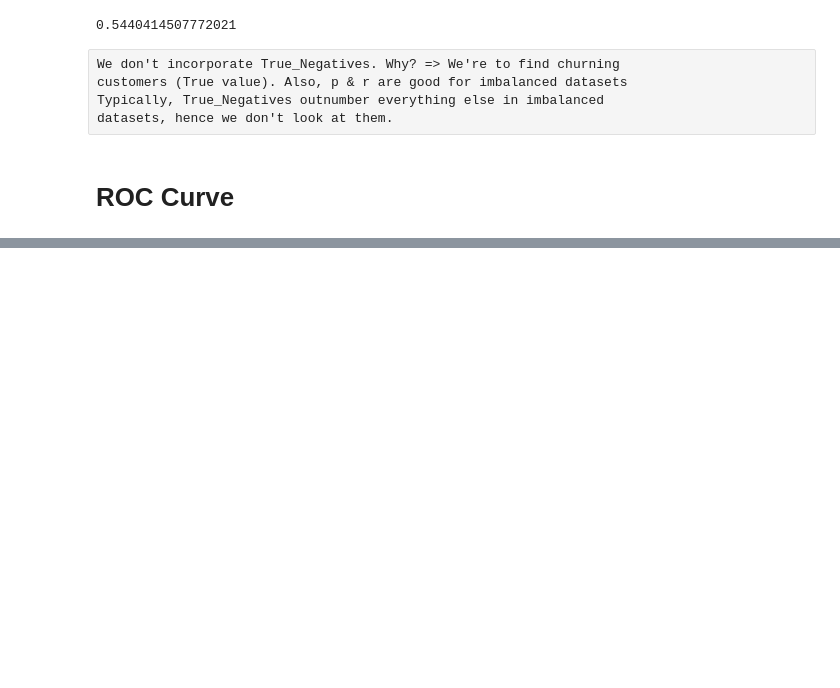
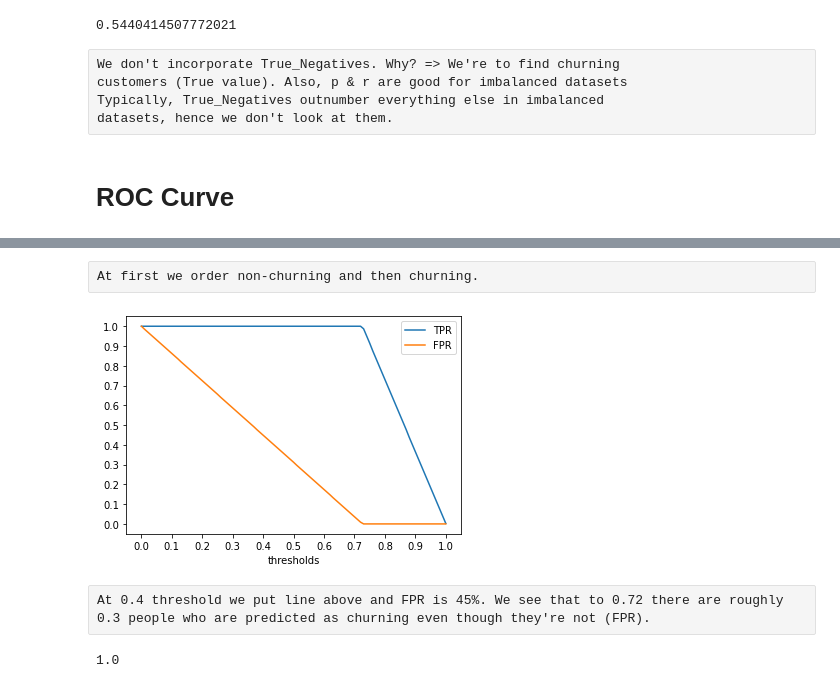
Before and after one commit to SleeplessChallenger/ML_ZoomCamp_code, a Jupyter notebook: logistic_regression_models/logreg_metrics.ipynb, the cells around one changed output, grey strips where cells are left out. Saved outputs shown, nothing was run; the diff lists cells and outputs as text; code cells hidden in the pictures; blank space fills up the shorter version.

```diff
--- a/logistic_regression_models/logreg_metrics.ipynb
+++ b/logistic_regression_models/logreg_metrics.ipynb
@@ -229,0 +418,4 @@ datasets, hence we don't look at them.
+# %%
+y_ideal = np.repeat([0, 1], [num_neg, num_pos])
+y_pred = np.linspace(0, 1, num_neg + num_pos)
+df_ideal = tpr_fpr_score(y_ideal, y_pred)
@@ -229,0 +424,24 @@ datasets, hence we don't look at them.
+# %% [raw]
+At first we order non-churning and then churning.
+# %%
+plt.plot(df_ideal.t, df_ideal['tpr'], label='TPR')
+plt.plot(df_ideal.t, df_ideal['fpr'], label='FPR')
+
+plt.xlabel('thresholds')
+
+plt.xticks(np.linspace(0, 1, 11))
+plt.yticks(np.linspace(0, 1, 11))
+
+plt.legend()
+plt.show()
+# %% [output]
+[figure, added]
+# %% [raw]
+At 0.4 threshold we put line above and FPR is 45%. We see that to 0.72 there are roughly 0.3 people who are predicted as churning even though they're not (FPR).
+# %%
+((y_pred >= 0.726) == y_ideal).mean()
+# 0.72 as we see from the graph is the point where
+# all non-churning and all churning are classified
+# correctly
+# %% [output]
+1.0
```
Also changed, not shown: parts of 26 cells of this notebook, 1 other file.
